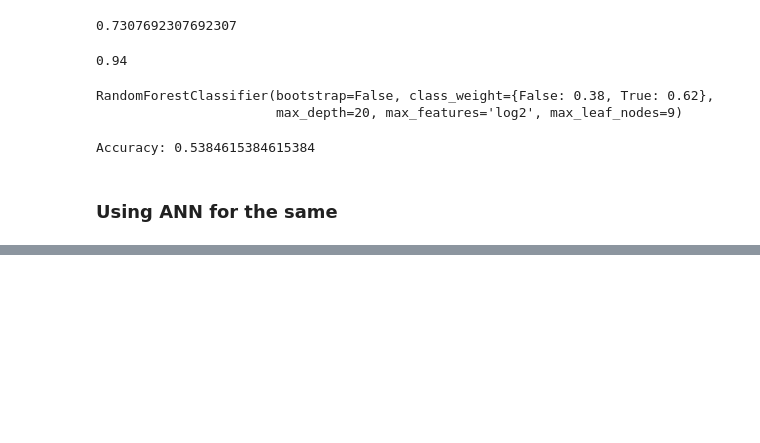
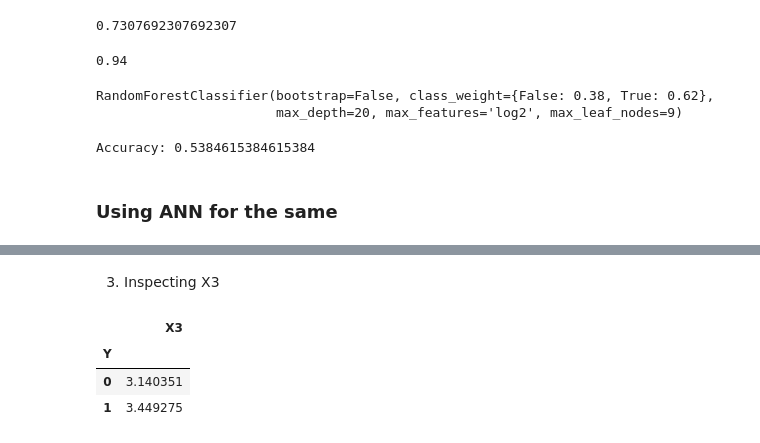
Before and after one commit to Charu21/Customer-Happiness-Detector, a Jupyter notebook: HappyCustomers.ipynb, the cells around one changed output, grey strips where cells are left out. Saved outputs shown, nothing was run; the diff lists cells and outputs as text; code cells hidden in the pictures; blank space fills up the shorter version.

```diff
--- a/HappyCustomers.ipynb
+++ b/HappyCustomers.ipynb
@@ -508,0 +531,10 @@ KeyError: 'test_accuracy'
+# %% [markdown]
+3) Inspecting X3
+# %%
+d = customers_df[['X3', 'Y']]
+d.groupby(['Y']).mean()
+# %% [output]
+|  | X3 |
+| Y |  |
+| 0 | 3.140351 |
+| 1 | 3.449275 |
```
Also changed, not shown: parts of 34 cells of this notebook.
